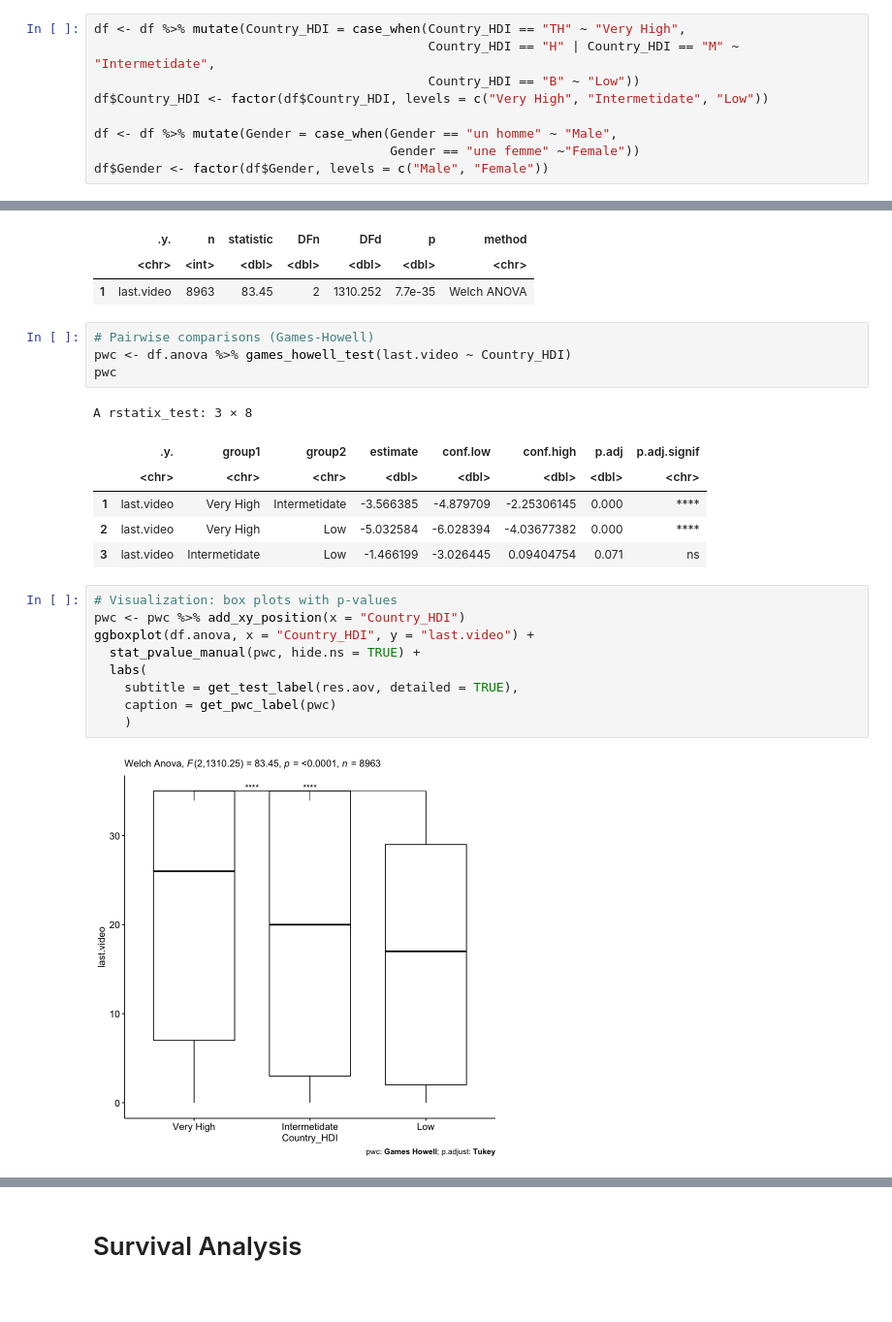
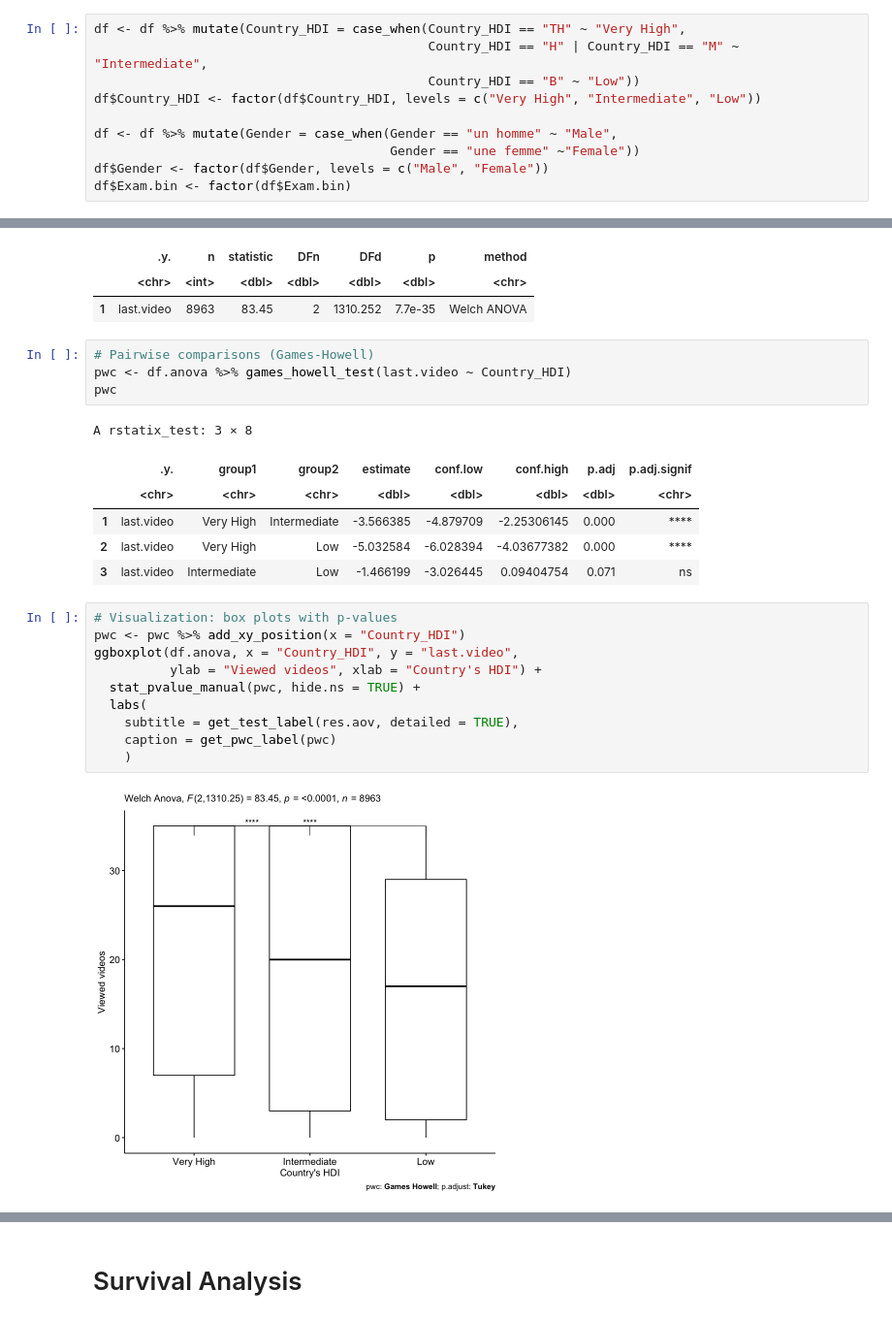
Before and after one commit to buu-nguyen/PIB3-InterStats, a Jupyter notebook: InterStats.ipynb, the cells around one changed output, grey strips where cells are left out. Shown at 97% size. Drawn from its saved outputs; the diff is of its cells as text.

```diff
--- a/InterStats.ipynb
+++ b/InterStats.ipynb
@@ -135,9 +113,10 @@ Joining, by = c("Student_ID", "Gender", "birth.year", "Country", "Diploma", "For
 # %%
 df <- df %>% mutate(Country_HDI = case_when(Country_HDI == "TH" ~ "Very High",
-                                            Country_HDI == "H" | Country_HDI == "M" ~ "Intermetidate",
+                                            Country_HDI == "H" | Country_HDI == "M" ~ "Intermediate",
                                             Country_HDI == "B" ~ "Low"))
-df$Country_HDI <- factor(df$Country_HDI, levels = c("Very High", "Intermetidate", "Low"))
+df$Country_HDI <- factor(df$Country_HDI, levels = c("Very High", "Intermediate", "Low"))
 
 df <- df %>% mutate(Gender = case_when(Gender == "un homme" ~ "Male",
                                        Gender == "une femme" ~"Female"))
 df$Gender <- factor(df$Gender, levels = c("Male", "Female"))
+df$Exam.bin <- factor(df$Exam.bin)
@@ -220,18 +197,19 @@ pwc
 A rstatix_test: 3 × 8
 |  | .y. | group1 | group2 | estimate | conf.low | conf.high | p.adj | p.adj.signif |
 |  | <chr> | <chr> | <chr> | <dbl> | <dbl> | <dbl> | <dbl> | <chr> |
-| 1 | last.video | Very High | Intermetidate | -3.566385 | -4.879709 | -2.25306145 | 0.000 | **** |
+| 1 | last.video | Very High | Intermediate | -3.566385 | -4.879709 | -2.25306145 | 0.000 | **** |
 | 2 | last.video | Very High | Low | -5.032584 | -6.028394 | -4.03677382 | 0.000 | **** |
-| 3 | last.video | Intermetidate | Low | -1.466199 | -3.026445 | 0.09404754 | 0.071 | ns |
+| 3 | last.video | Intermediate | Low | -1.466199 | -3.026445 | 0.09404754 | 0.071 | ns |
 # %%
 # Visualization: box plots with p-values
 pwc <- pwc %>% add_xy_position(x = "Country_HDI")
-ggboxplot(df.anova, x = "Country_HDI", y = "last.video") +
+ggboxplot(df.anova, x = "Country_HDI", y = "last.video",
+          ylab = "Viewed videos", xlab = "Country's HDI") +
   stat_pvalue_manual(pwc, hide.ns = TRUE) +
   labs(
     subtitle = get_test_label(res.aov, detailed = TRUE),
     caption = get_pwc_label(pwc)
     )
 # %% [output]
-[figure, old version]
+[figure, new version]
 # %% [markdown]
```
Also changed, not shown: parts of 29 cells of this notebook, 10 other files.
